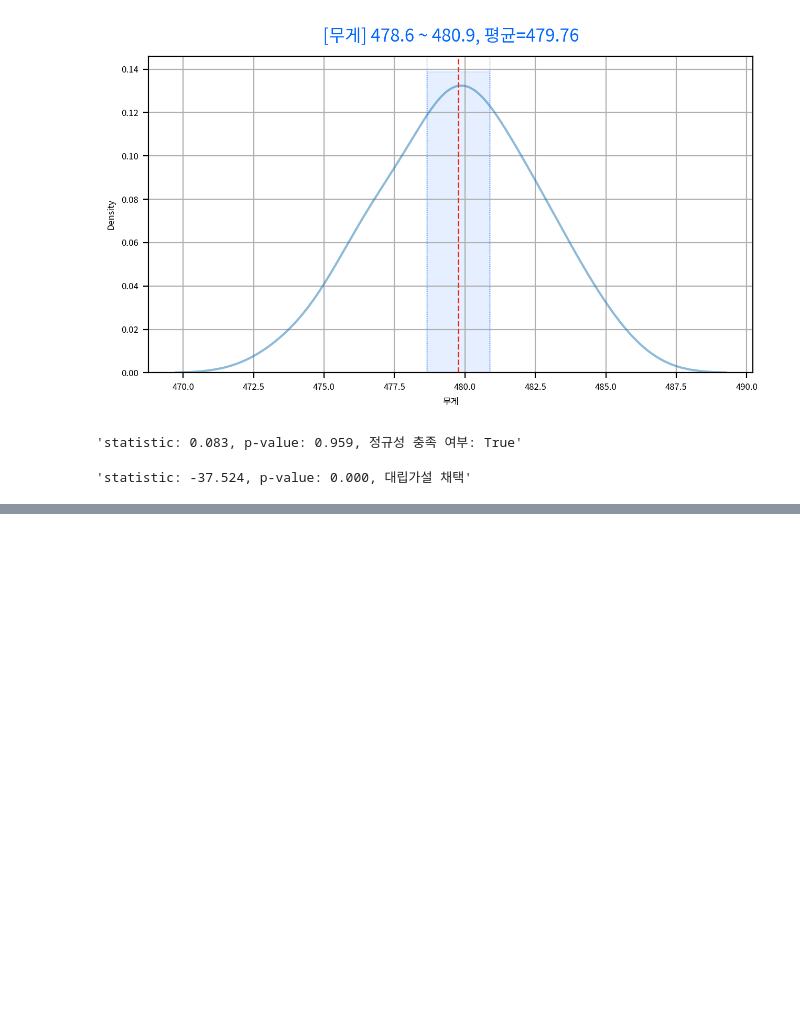
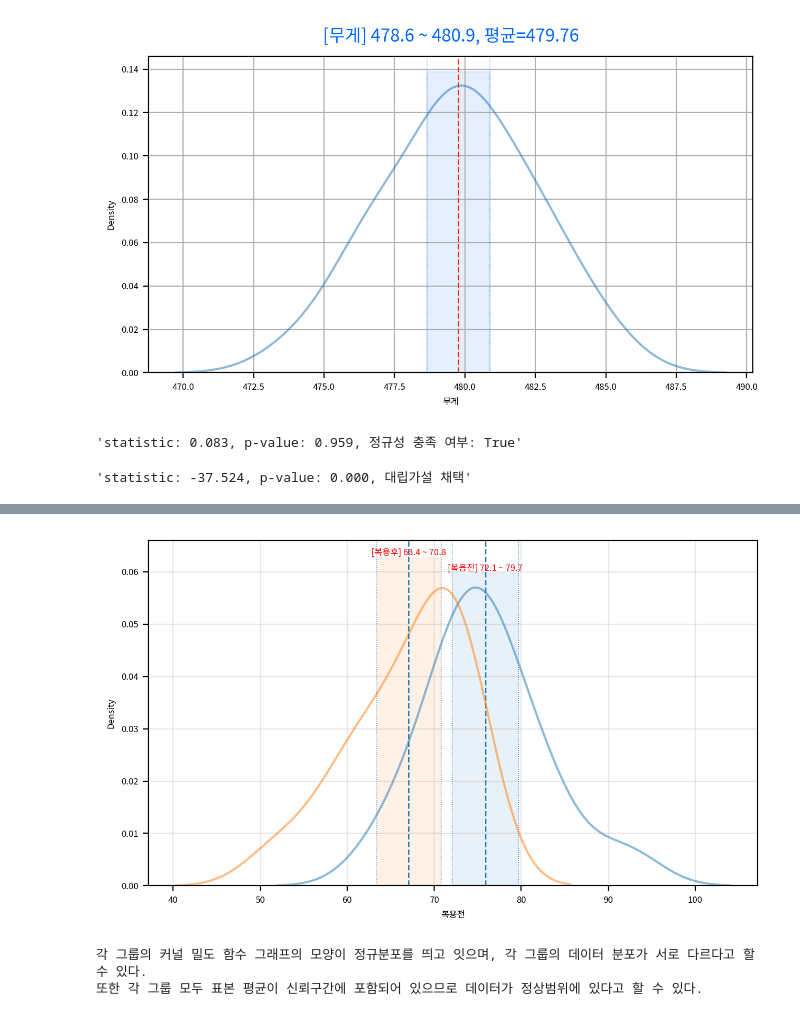
Before and after one commit to Jeronimo6344/data-analysis-basic, a Jupyter notebook: 10 Inferential Statistics/10 - 연습문제.ipynb, the cells around one changed output, grey strips where cells are left out. Drawn from its saved outputs; the diff is of its cells as text; code cells hidden in the pictures; blank space fills up the shorter version.

```diff
--- a/10 Inferential Statistics/10 - 연습문제.ipynb
+++ b/10 Inferential Statistics/10 - 연습문제.ipynb
@@ -103,7 +104,7 @@ s, p=normaltest(origin['무게'])
 # %% [output]
 'statistic: 0.083, p-value: 0.959, 정규성 충족 여부: True'
 # %%
-s, p=ttest_1samp(origin['무게'], 500)
+s, p=ttest_1samp(origin['무게'], 500, alternative='less')
 'statistic: {0:.3f}, p-value: {1:.3f}, {2}가설 채택'.format(s,p,'대립' if p<=0.05 else '귀무')
 # %% [output]
 'statistic: -37.524, p-value: 0.000, 대립가설 채택'
@@ -109,0 +369,9 @@ s, p=ttest_1samp(origin['무게'], 500)
+# %%
+origin=load_data('blood_pressure')
+print('\n===== 데이터 크기 확인 =====')
+print(f'데이터셋 크기 : {origin.shape}')
+print(f'행 개수 : {origin.shape[0]}개')
+print(f'열 개수 : {origin.shape[1]}개')
+print('\n===== 타입 확인 =====')
+print(origin.info())
+origin.head()
@@ -109,0 +405,65 @@ s, p=ttest_1samp(origin['무게'], 500)
+# %%
+my_dpi=200
+font_path='../NotoSansKR-Regular.ttf'
+fm.fontManager.addfont(font_path)
+font_prop=fm.FontProperties(fname=font_path)
+font_name=font_prop.get_name()
+plt.rcParams['font.family']=font_name
+plt.rcParams['font.size']=6
+plt.rcParams['axes.unicode_minus']=False
+# %%
+# 확인할 데이터
+data=origin[['복용전','복용후']]
+
+width_px=1280
+height_px=760
+rows=1
+cols=1
+figsize=(width_px/my_dpi, height_px/my_dpi)
+fig, ax=plt.subplots(rows, cols, figsize=figsize, dpi=my_dpi)
+
+mean_check=True
+
+for c in data.columns:
+    sb.kdeplot(data=data, x=c, fill=False, alpha=0.5)
+
+    # 신뢰구간
+    max=data[c].max()
+    clevel=0.95
+    dof=len(data[c])-1
+    sp_mean=data[c].mean()
+    sp_std=data[c].std(ddof=1)
+    sp_std_error=sp_std/sqrt(len(data[c]))
+    cmin, cmax = t.interval(clevel, dof, loc=sp_mean, scale=sp_std_error)
+
+    ax.axvline(cmin, linestyle=':', linewidth=0.5)
+    ax.axvline(cmax, linestyle=':', linewidth=0.5)
+
+    # 평균 표시
+    ymin, ymax=ax.get_ylim()
+    ax.fill_between([cmin, cmax], 0, ymax, alpha=0.1)
+    ax.axvline(sp_mean, linestyle='--', linewidth=1)
+
+    # 텍스트 그리기
+    ax.text(x=(cmax-cmin)/2+cmin,
+            y=ymax,
+            s='[%s] %0.1f ~ %0.1f'%(c, cmin, cmax),
+            horizontalalignment='center',
+            verticalalignment='bottom',
+            fontdict={'size':6, 'color':'red'})
+
+    mean_check=mean_check and (sp_mean>cmin) and (sp_mean<cmax)
+
+ax.grid(True, alpha=0.3)
+
+plt.tight_layout()
+# plt.savefig('myplot.png',dpi=my_dpi)
+plt.show()
+plt.close()
+
+print('각 그룹의 커널 밀도 함수 그래프의 모양이 정규분포를 띄고 잇으며, 각 그룹의 데이터 분포가 서로 다르다고 할 수 있다.')
+print('또한 각 그룹 모두 표본 평균이 신뢰구간에 포함되어 있으므로 데이터가 정상범위에 있다고 할 수 있다.') if mean_check else print('하지만 표본 평균이 신뢰구간에 포함되어 있지 않은 그룹이 있기에, 데이터가 정상범위에 있지 않다고 할 수 있다.')
+# %% [output]
+[figure, added]
+각 그룹의 커널 밀도 함수 그래프의 모양이 정규분포를 띄고 잇으며, 각 그룹의 데이터 분포가 서로 다르다고 할 수 있다.
+또한 각 그룹 모두 표본 평균이 신뢰구간에 포함되어 있으므로 데이터가 정상범위에 있다고 할 수 있다.
```
Also changed, not shown: parts of 88 cells of this notebook, 5 other files.
